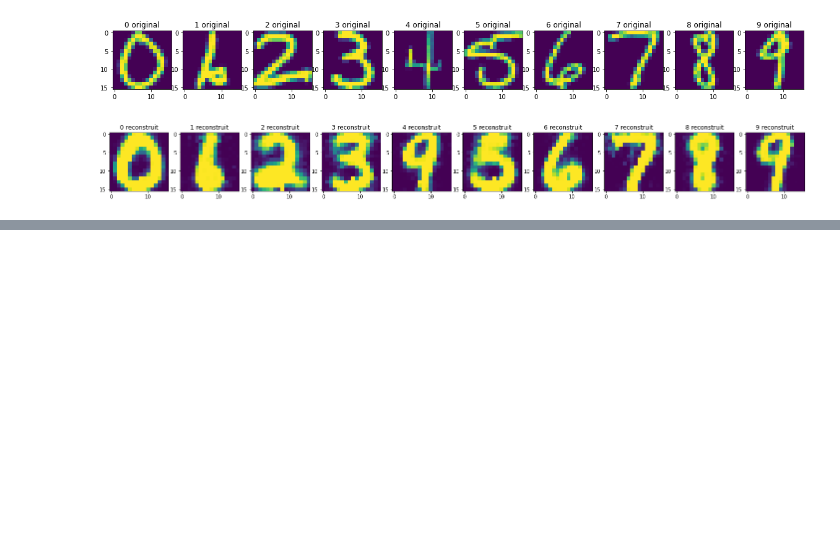
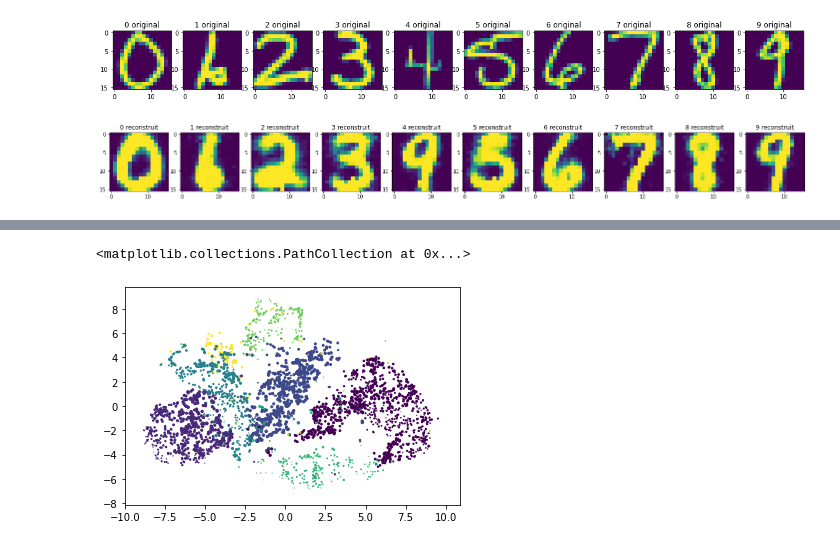
Before and after one commit to AmineYK/Neural-Network, a Jupyter notebook: experimentations-Copy1.ipynb, the cells around one changed output, grey strips where cells are left out. Drawn from its saved outputs; the diff is of its cells as text; code cells hidden in the pictures; blank space fills up the shorter version.

```diff
--- a/experimentations-Copy1.ipynb
+++ b/experimentations-Copy1.ipynb
@@ -953,0 +842,5 @@ data.shape
+# %%
+plt.scatter(repre_2D[:,0],repre_2D[:,1],repre_2D[:,2],c=Y_train)
+# %% [output]
+<matplotlib.collections.PathCollection at 0x...>
+[figure, added]
```
Also changed, not shown: parts of 13 cells of this notebook, 2 other files.
